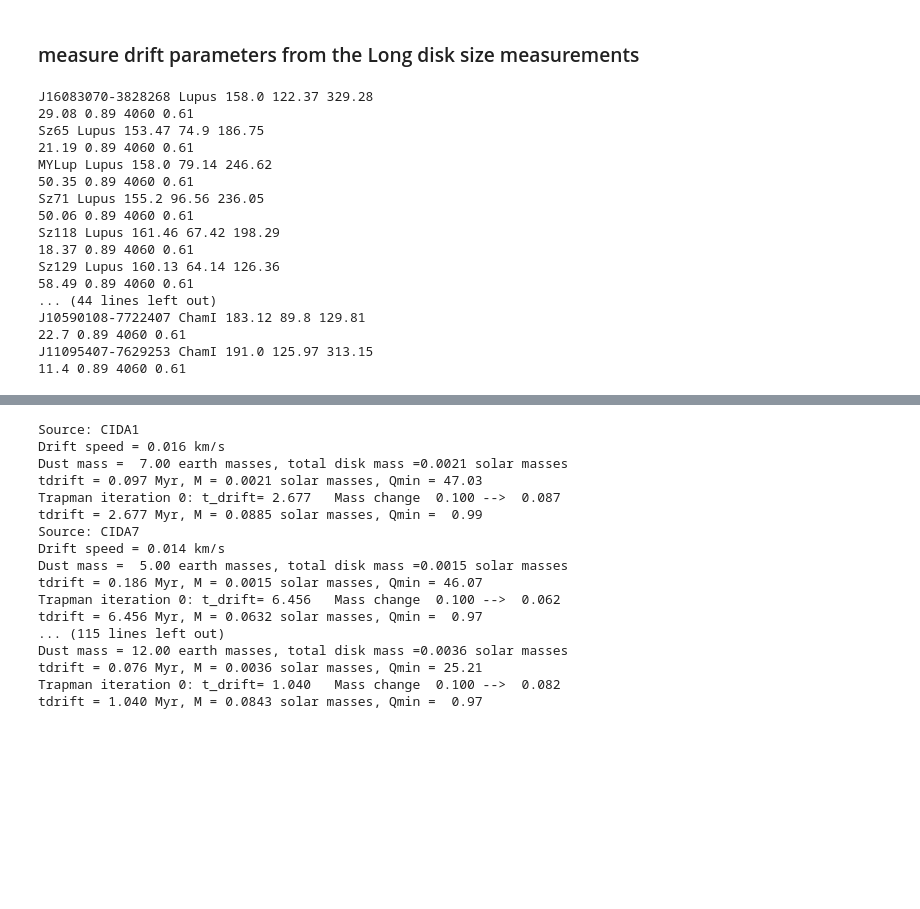
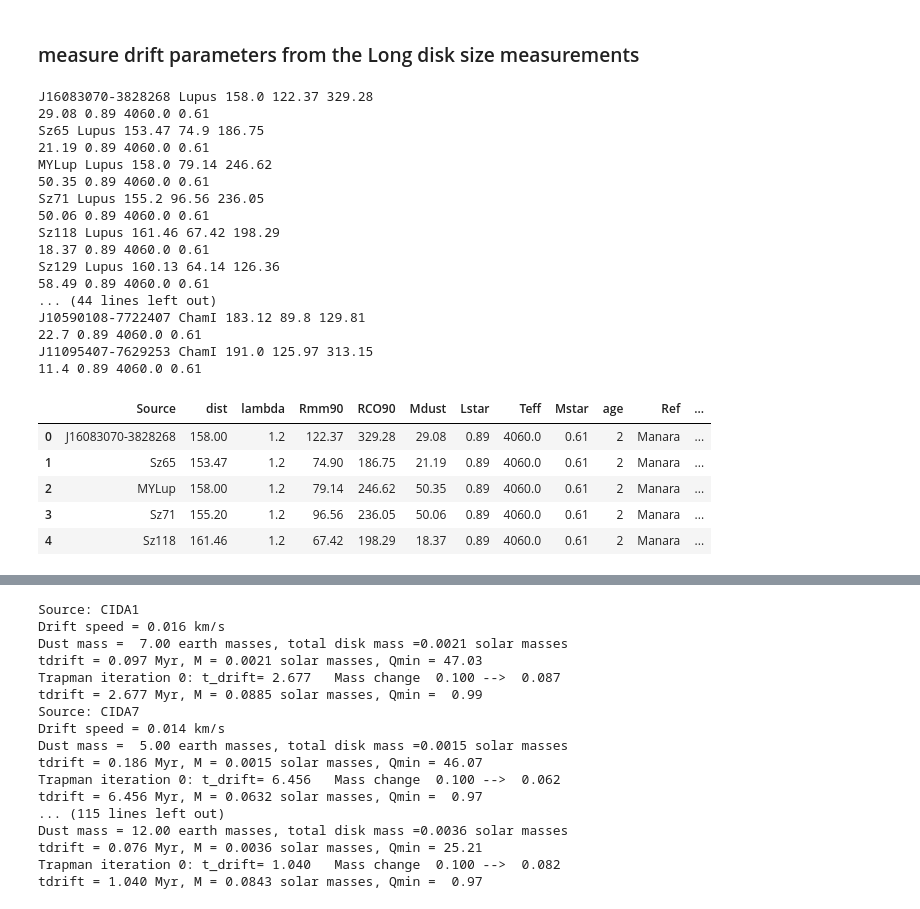
Before and after one commit to QuickPainter/DECO, a Jupyter notebook: drift_fit.ipynb, the cells around one changed output, grey strips where cells are left out. Cells and saved outputs as stored; diff of their text form; code cells hidden in the pictures; blank space fills up the shorter version.

```diff
--- a/drift_fit.ipynb
+++ b/drift_fit.ipynb
@@ -37,7 +39,7 @@ for line in range(len(deco_df)):
 
 
     Mdust, Lstar, Teff, Mstar = manara_row['Standardized_Mdust_Mearth'].values[0], manara_table['Lstar_xs'].values[0], manara_table['Teff_xs'].values[0], manara_table['Mstar_PPVII'].values[0]
-
+    Mdust, Lstar, Teff, Mstar = float(Mdust), float(Lstar), float(Teff), float(Mstar)
     print(Mdust, Lstar, Teff, Mstar)
 
     age = 0
@@ -47,40 +49,50 @@ for line in range(len(deco_df)):
         age = 1
     if region == 'ChamI':
         age = 2
 
 
     disk_row_dict = {
         'Source': name,
         'dist': distance,
         'lambda': 1.2,
         'Rmm90': r_mm,
         'RCO90': r_co,
         'Mdust': Mdust,
         'Lstar': Lstar,
         'Teff': Teff,
         'Mstar': Mstar,
         'age': age,
         'Ref': 'Manara',
-        'ratio': r_mm/r_co
+        'ratio': r_co/r_mm
     }
 
     full_dict.append(disk_row_dict)
+
+full_deco_df = pd.DataFrame.from_dict(full_dict)
+
+full_deco_df.head()
 # %% [output]
 J16083070-3828268 Lupus 158.0 122.37 329.28
-29.08 0.89 4060 0.61
+29.08 0.89 4060.0 0.61
 Sz65 Lupus 153.47 74.9 186.75
-21.19 0.89 4060 0.61
+21.19 0.89 4060.0 0.61
 MYLup Lupus 158.0 79.14 246.62
-50.35 0.89 4060 0.61
+50.35 0.89 4060.0 0.61
 Sz71 Lupus 155.2 96.56 236.05
-50.06 0.89 4060 0.61
+50.06 0.89 4060.0 0.61
 Sz118 Lupus 161.46 67.42 198.29
-18.37 0.89 4060 0.61
+18.37 0.89 4060.0 0.61
 Sz129 Lupus 160.13 64.14 126.36
-58.49 0.89 4060 0.61
+58.49 0.89 4060.0 0.61
 ... (44 lines left out)
 J10590108-7722407 ChamI 183.12 89.8 129.81
-22.7 0.89 4060 0.61
+22.7 0.89 4060.0 0.61
 J11095407-7629253 ChamI 191.0 125.97 313.15
-11.4 0.89 4060 0.61
+11.4 0.89 4060.0 0.61
+|  | Source | dist | lambda | Rmm90 | RCO90 | Mdust | Lstar | Teff | Mstar | age | Ref | ... |
+| 0 | J16083070-3828268 | 158.00 | 1.2 | 122.37 | 329.28 | 29.08 | 0.89 | 4060.0 | 0.61 | 2 | Manara | ... |
+| 1 | Sz65 | 153.47 | 1.2 | 74.90 | 186.75 | 21.19 | 0.89 | 4060.0 | 0.61 | 2 | Manara | ... |
+| 2 | MYLup | 158.00 | 1.2 | 79.14 | 246.62 | 50.35 | 0.89 | 4060.0 | 0.61 | 2 | Manara | ... |
+| 3 | Sz71 | 155.20 | 1.2 | 96.56 | 236.05 | 50.06 | 0.89 | 4060.0 | 0.61 | 2 | Manara | ... |
+| 4 | Sz118 | 161.46 | 1.2 | 67.42 | 198.29 | 18.37 | 0.89 | 4060.0 | 0.61 | 2 | Manara | ... |
 # %%
```
Also changed, not shown: parts of 6 cells of this notebook, 35 other files.
